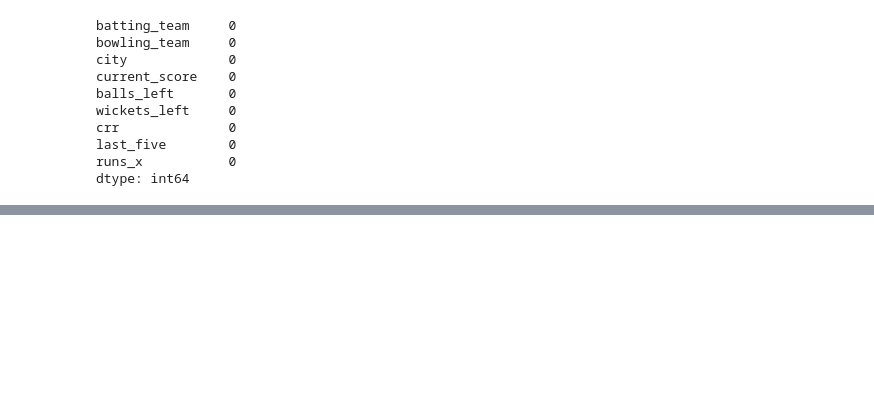
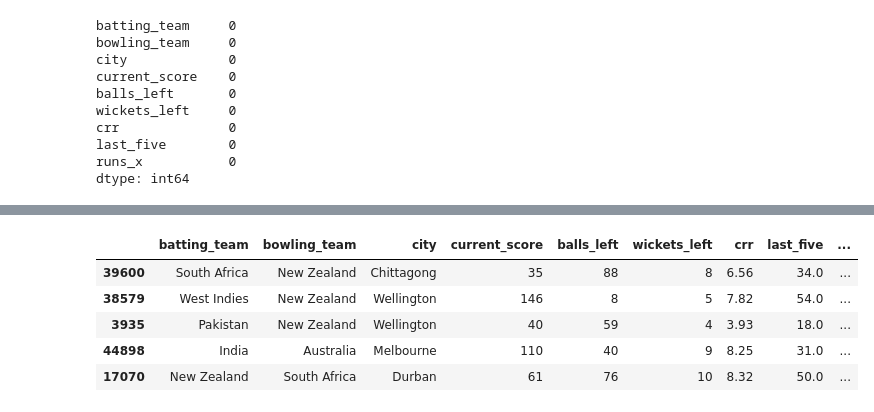
Before and after one commit to HARSHALKUMRE/T20-World-Cup-Score-Prediction, a Jupyter notebook: feature-extraction.ipynb, the cells around one changed output, grey strips where cells are left out. Cells and saved outputs as stored; diff of their text form; code cells hidden in the pictures; blank space fills up the shorter version.

```diff
--- a/feature-extraction.ipynb
+++ b/feature-extraction.ipynb
@@ -481,0 +475,9 @@ pickle.dump(final_df, open('dataset_level3.pkl', 'wb'))
+# %%
+final_df.head()
+# %% [output]
+|  | batting_team | bowling_team | city | current_score | balls_left | wickets_left | crr | last_five | ... |
+| 39600 | South Africa | New Zealand | Chittagong | 35 | 88 | 8 | 6.56 | 34.0 | ... |
+| 38579 | West Indies | New Zealand | Wellington | 146 | 8 | 5 | 7.82 | 54.0 | ... |
+| 3935 | Pakistan | New Zealand | Wellington | 40 | 59 | 4 | 3.93 | 18.0 | ... |
+| 44898 | India | Australia | Melbourne | 110 | 40 | 9 | 8.25 | 31.0 | ... |
+| 17070 | New Zealand | South Africa | Durban | 61 | 76 | 10 | 8.32 | 50.0 | ... |
```
Also changed, not shown: parts of 13 cells of this notebook, 3 other files.
